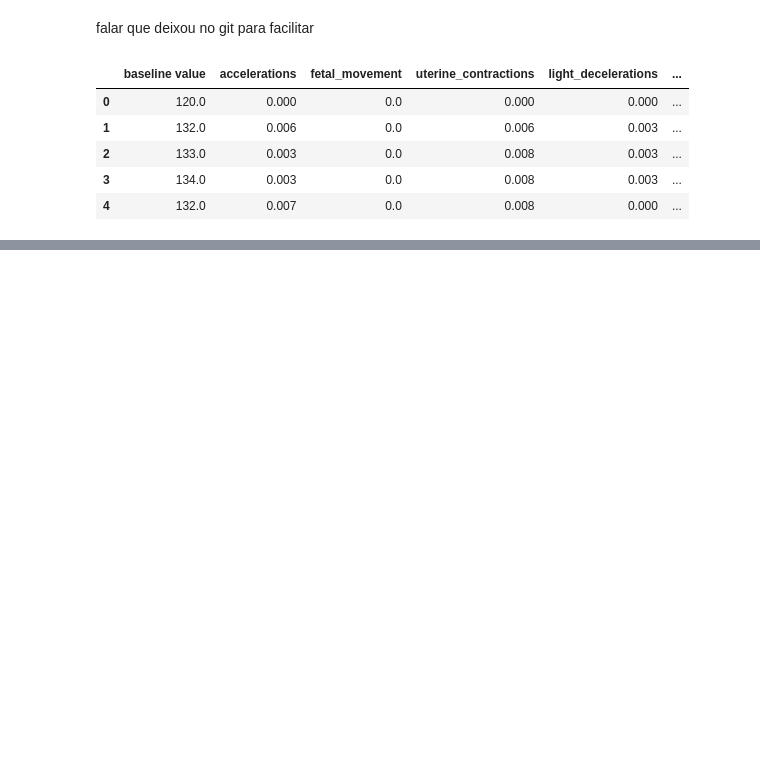
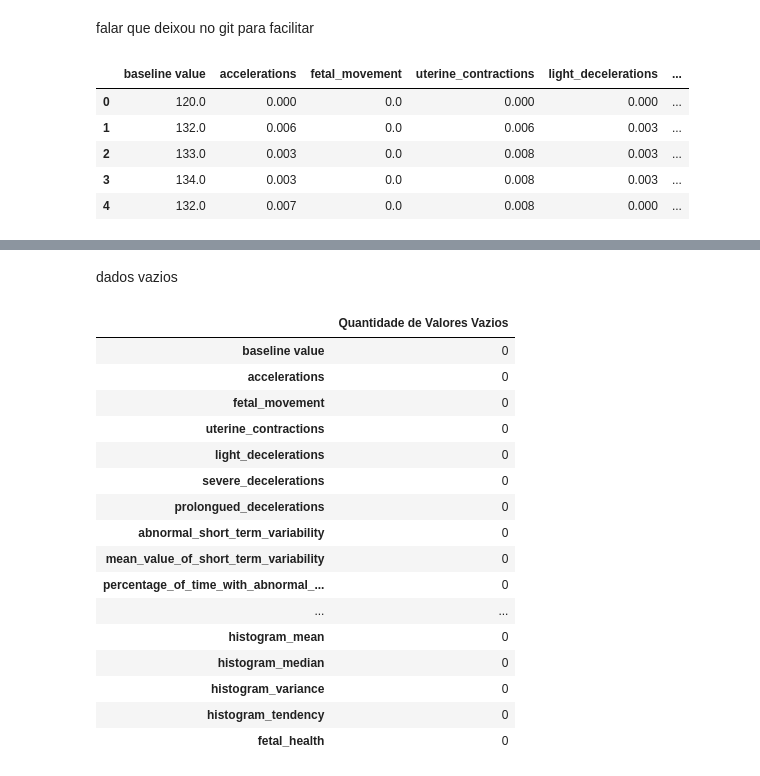
Before and after one commit to FerrazThales/Fetal_Health_Classification, a Jupyter notebook: Fetal_Health_Classification_with_Pycaret.ipynb, the cells around one changed output, grey strips where cells are left out. Drawn from its saved outputs; the diff is of its cells as text; code cells hidden in the pictures; blank space fills up the shorter version.

```diff
--- a/Fetal_Health_Classification_with_Pycaret.ipynb
+++ b/Fetal_Health_Classification_with_Pycaret.ipynb
@@ -51,0 +141,23 @@ df.head()
+# %% [markdown]
+dados vazios
+# %%
+#Criando uma tabela dos valores vazios
+pd.DataFrame(df.isnull().sum(),columns=['Quantidade de Valores Vazios'])
+# %% [output]
+|  | Quantidade de Valores Vazios |
+| baseline value | 0 |
+| accelerations | 0 |
+| fetal_movement | 0 |
+| uterine_contractions | 0 |
+| light_decelerations | 0 |
+| severe_decelerations | 0 |
+| prolongued_decelerations | 0 |
+| abnormal_short_term_variability | 0 |
+| mean_value_of_short_term_variability | 0 |
+| percentage_of_time_with_abnormal_... | 0 |
+| ... | ... |
+| histogram_mean | 0 |
+| histogram_median | 0 |
+| histogram_variance | 0 |
+| histogram_tendency | 0 |
+| fetal_health | 0 |
```
Also changed, not shown: parts of 19 cells of this notebook.
